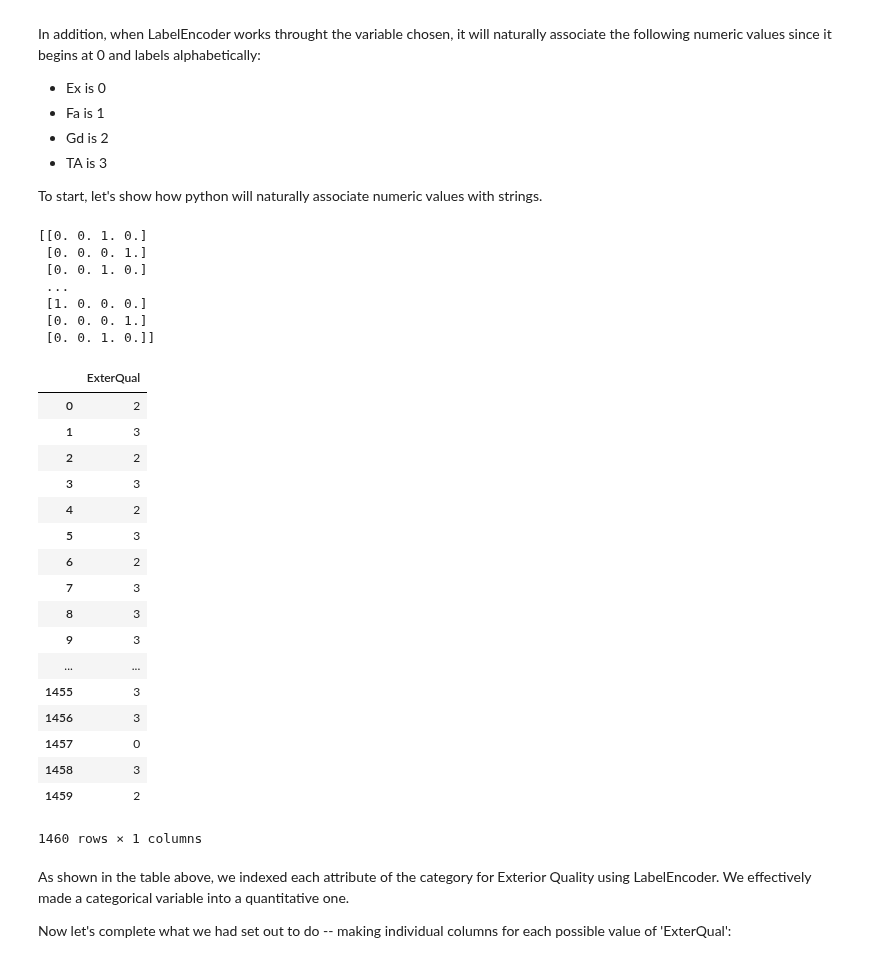
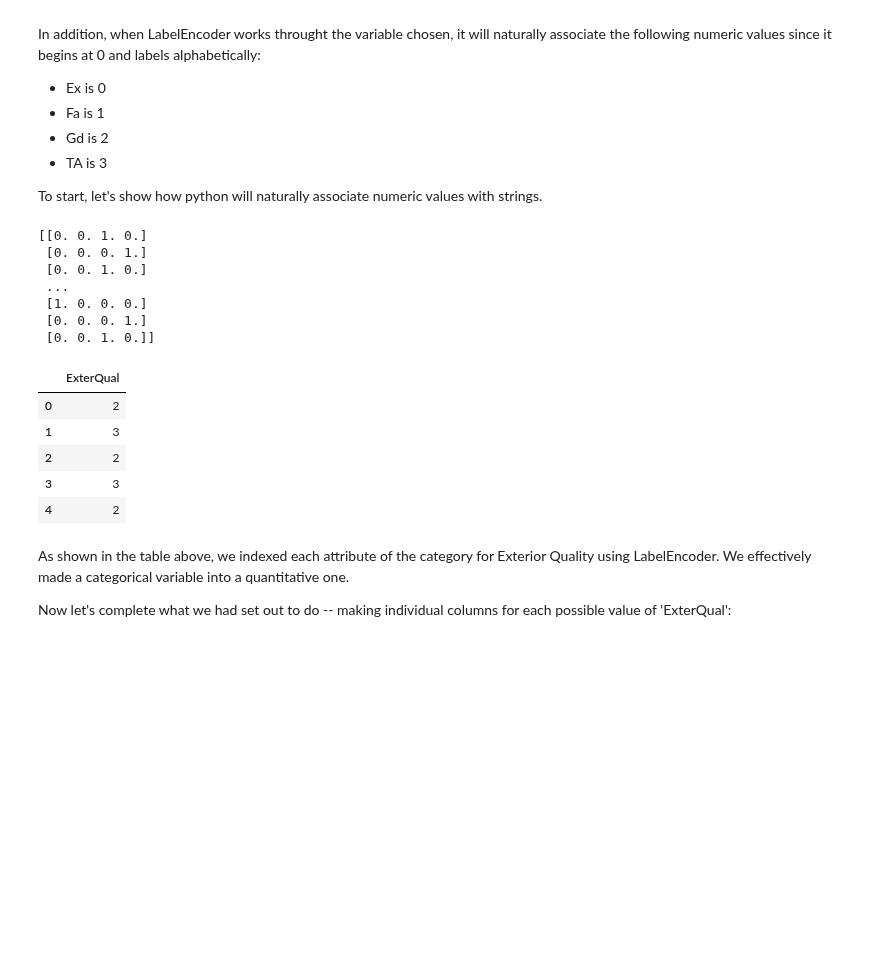
Before and after one commit to SUSA-org/Fall-2018-Career-Exploration, a Jupyter notebook: Lectures/Lecture8/data-Copy1.ipynb, the cells around one changed output. Cells and saved outputs as stored; diff of their text form; code cells hidden in the pictures; blank space fills up the shorter version.

```diff
--- a/Lectures/Lecture8/data-Copy1.ipynb
+++ b/Lectures/Lecture8/data-Copy1.ipynb
@@ -409,46 +373,34 @@ from sklearn.preprocessing import OneHotEncoder
 enc_label = LabelEncoder()
 enc_onehot = OneHotEncoder(sparse=False)
 labeled = enc_label.fit_transform(train.ExterQual)
 one_hot = enc_onehot.fit_transform(labeled.reshape(-1, 1))
 
 
 #print(train.ExterQual)
 #the above line tells us the results for ExterQual for each row
 print(one_hot)
 #the above line shows how the one hot encoding works to separate ExterQual into several columns.
 
 #this actually implements our code above by switching our qualitative categorical variable for a quantitative one.
 train['ExterQual'] = enc_label.fit_transform(train.ExterQual)
 
 #Now let's print what we have to see that our column indicates
 #ExterQual numerically:
-train.loc[:, 'ExterQual':'ExterQual']
+train.loc[:, 'ExterQual':'ExterQual'][:5]
 # %% [output]
 [[0. 0. 1. 0.]
  [0. 0. 0. 1.]
  [0. 0. 1. 0.]
  ...
  [1. 0. 0. 0.]
  [0. 0. 0. 1.]
  [0. 0. 1. 0.]]
 |  | ExterQual |
 | 0 | 2 |
 | 1 | 3 |
 | 2 | 2 |
 | 3 | 3 |
 | 4 | 2 |
-| 5 | 3 |
-| 6 | 2 |
-| 7 | 3 |
-| 8 | 3 |
-| 9 | 3 |
-| ... | ... |
-| 1455 | 3 |
-| 1456 | 3 |
-| 1457 | 0 |
-| 1458 | 3 |
-| 1459 | 2 |
-1460 rows × 1 columns
 # %% [markdown]
 As shown in the table above, we indexed each attribute of the category for Exterior Quality using LabelEncoder. We effectively made a categorical variable into a quantitative one.
 
```
Also changed, not shown: parts of 43 cells of this notebook, 3 other files.
